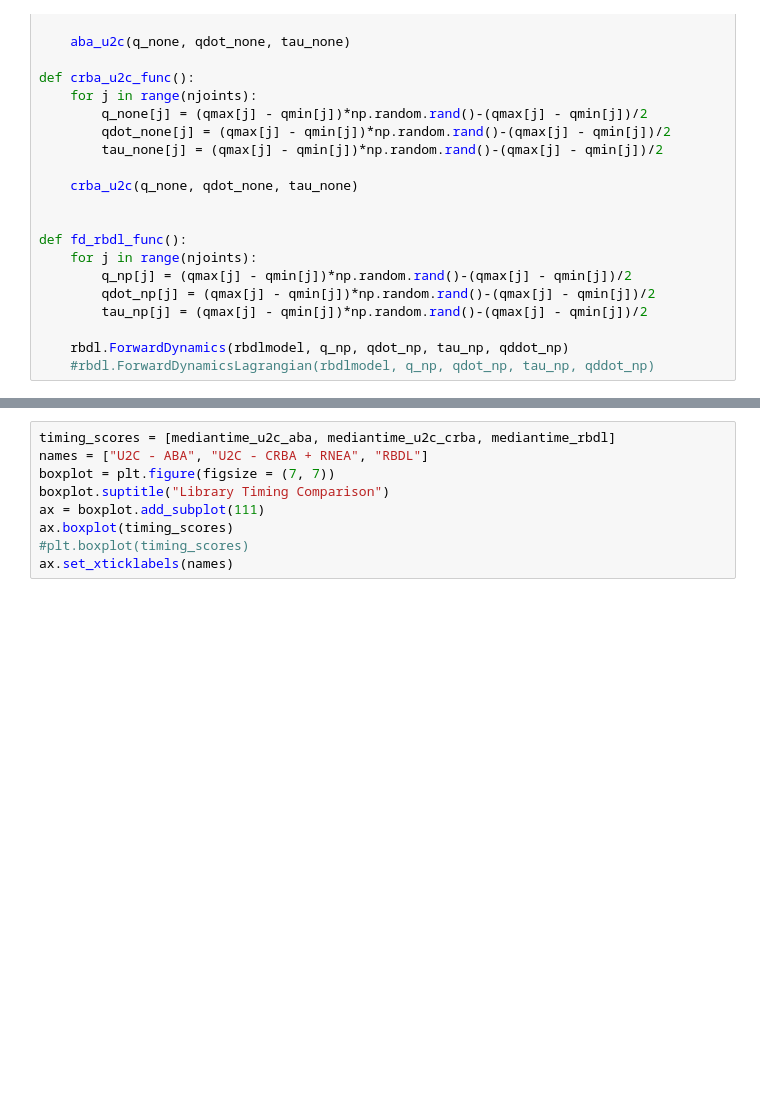
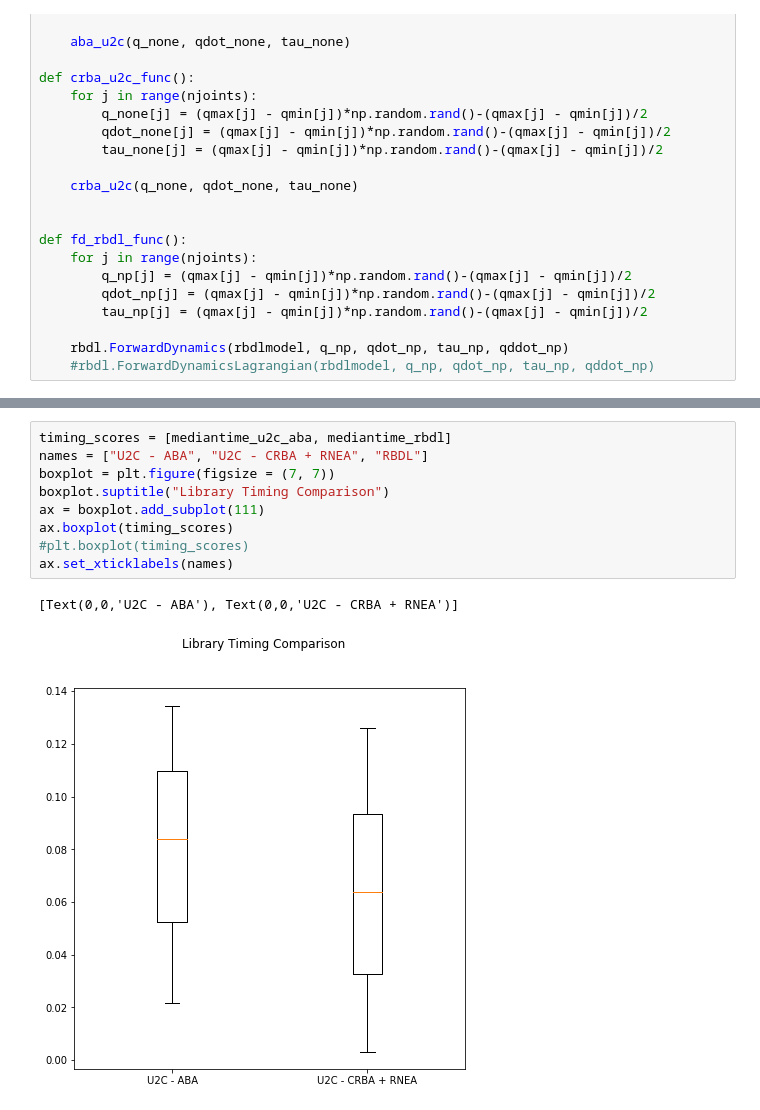
Before and after one commit to mahaarbo/urdf2casadi, a Jupyter notebook: examples/timing/timingscript_forwarddynamics.ipynb, the cells around one changed output, grey strips where cells are left out. Cells and saved outputs as stored; diff of their text form; blank space fills up the shorter version.

```diff
--- a/examples/timing/timingscript_forwarddynamics.ipynb
+++ b/examples/timing/timingscript_forwarddynamics.ipynb
@@ -174,9 +181,12 @@ med_fig.show()
 # %%
-timing_scores = [mediantime_u2c_aba, mediantime_u2c_crba, mediantime_rbdl]
+timing_scores = [mediantime_u2c_aba, mediantime_rbdl]
 names = ["U2C - ABA", "U2C - CRBA + RNEA", "RBDL"]
 boxplot = plt.figure(figsize = (7, 7))
 boxplot.suptitle("Library Timing Comparison")
 ax = boxplot.add_subplot(111)
 ax.boxplot(timing_scores)
 #plt.boxplot(timing_scores)
 ax.set_xticklabels(names)
+# %% [output]
+[Text(0,0,'U2C - ABA'), Text(0,0,'U2C - CRBA + RNEA')]
+[figure, added]
```
Also changed, not shown: parts of 4 cells of this notebook, 1 other file.
